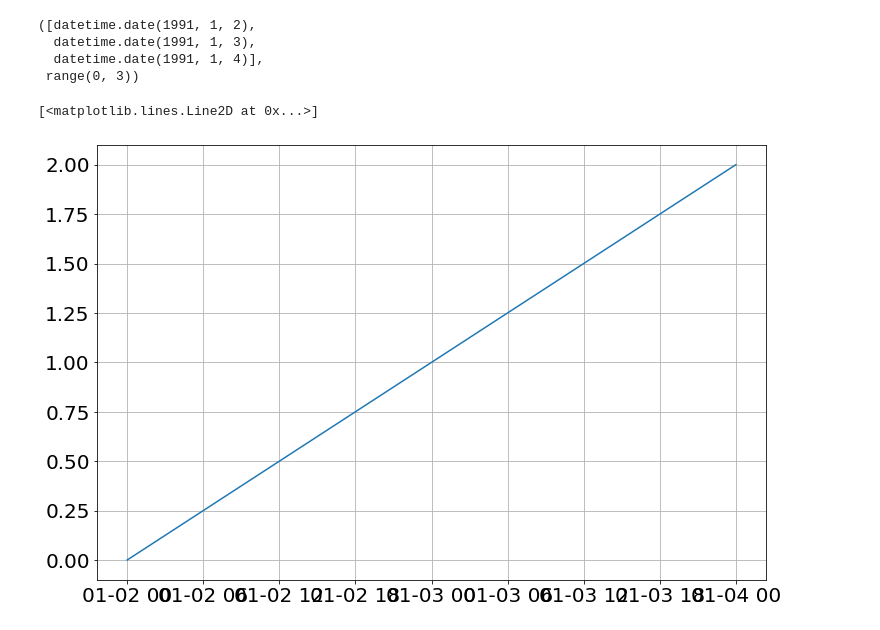
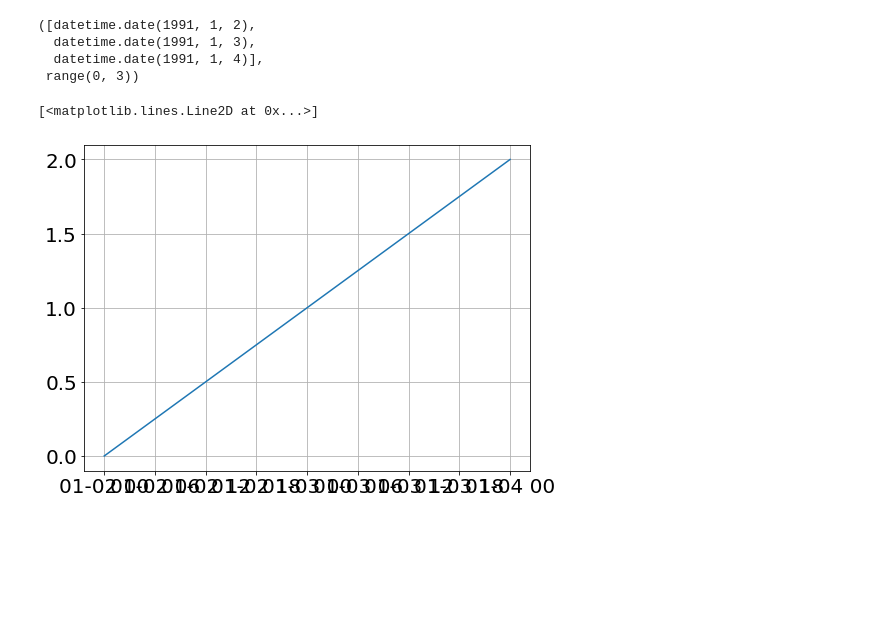
Before and after one commit to vconti3/Computer-Programming-for-the-Sciences-Spring-2021, a Jupyter notebook: 2020-02-20 - Plotting with Dates.ipynb, the cells around one changed output. Saved outputs shown, nothing was run; the diff lists cells and outputs as text; code cells hidden in the pictures; blank space fills up the shorter version.

```diff
--- a/2020-02-20 - Plotting with Dates.ipynb
+++ b/2020-02-20 - Plotting with Dates.ipynb
@@ -19,9 +18,10 @@ x,y
   datetime.date(1991, 1, 3),
   datetime.date(1991, 1, 4)],
  range(0, 3))
-# %%
-plot(x,y)
-# %% [output]
-[<matplotlib.lines.Line2D at 0x...>]
-[figure, removed]
+# %%
+figure(figsize=(8,6))
+plot(x,y)
+# %% [output]
+[<matplotlib.lines.Line2D at 0x...>]
+[figure, added]
 # %%
```
Also changed, not shown: parts of 2 cells of this notebook, 2 other files.
